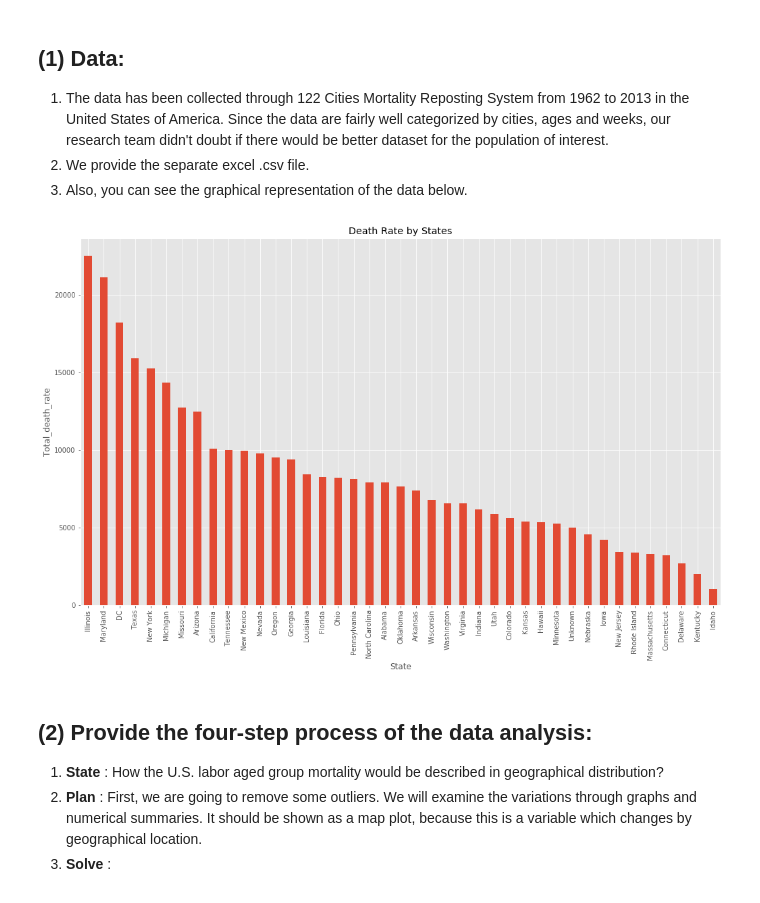
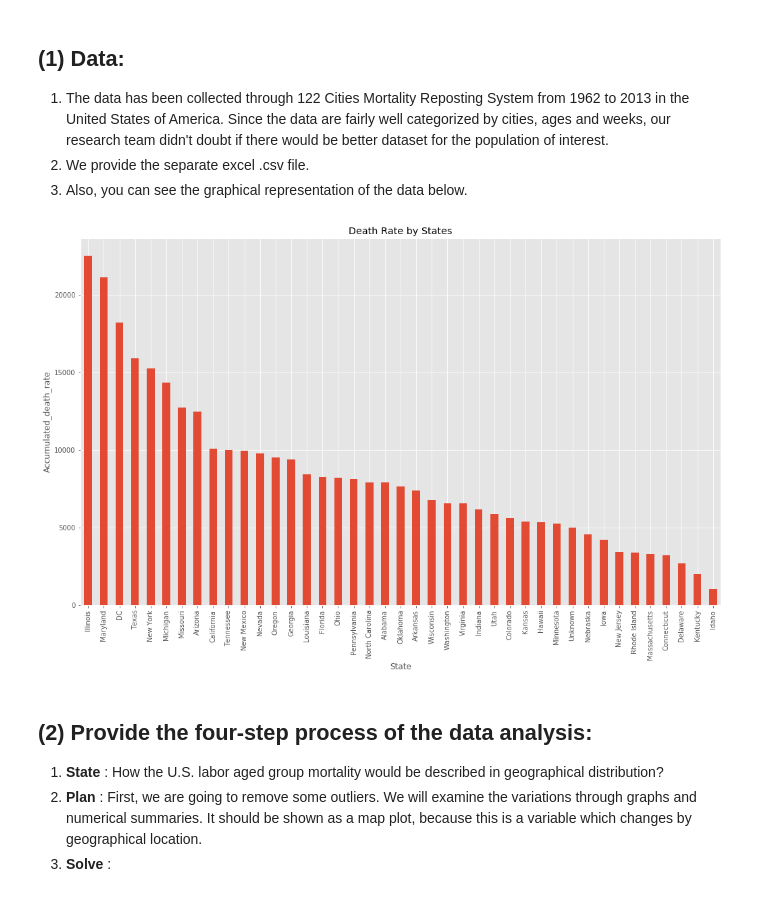
Before and after one commit to Ceolium/Statistics, a Jupyter notebook: Probabilities and Statistics.ipynb, the cells around one changed output. Saved outputs shown, nothing was run; the diff lists cells and outputs as text; code cells hidden in the pictures.

```diff
--- a/Probabilities and Statistics.ipynb
+++ b/Probabilities and Statistics.ipynb
@@ -36,13 +41,13 @@ per_state["USA"] = As_Whole
 # %%
 plt.style.use('ggplot')
 plt.figure(figsize=(17,10))
 death_by_state = np.sum(per_state, axis=0)
 For_graph =  death_by_state.sort_values(ascending=False)[1:len(death_by_state)]
 For_graph.plot(kind='bar',title='Death Rate by States')
-plt.ylabel('Total_death_rate')
+plt.ylabel('Accumulated_death_rate')
 plt.show()
 # %% [output]
-[figure, old version]
+[figure, new version]
 # %% [markdown]
 ## (2) Provide the four-step process of the data analysis:
 1. **State** : How the U.S. labor aged group mortality would be described in geographical distribution?
```
Also changed, not shown: parts of 4 cells of this notebook.
